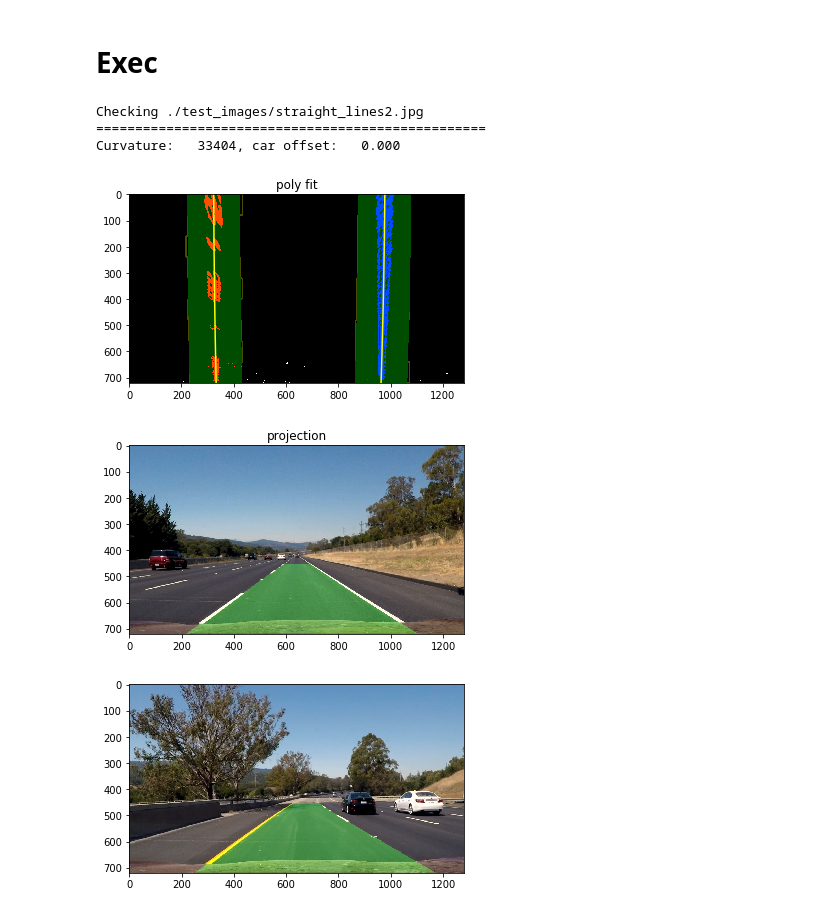
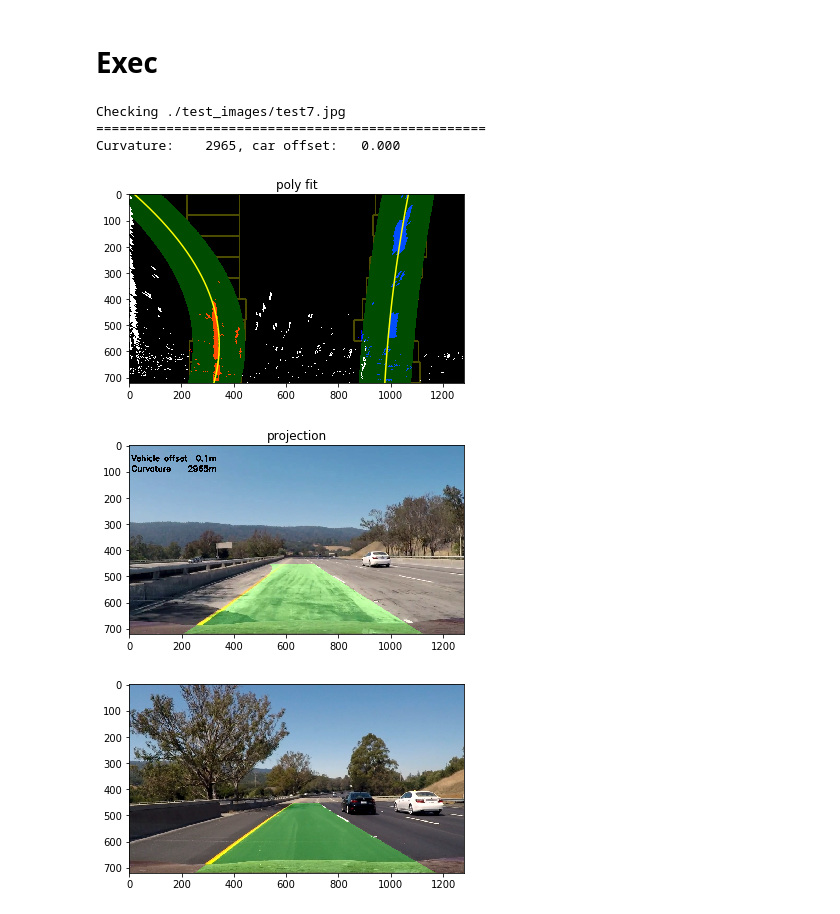
Before and after one commit to bgcarvalho/CarND-Term1-P4, a Jupyter notebook: Notebook.ipynb, the cells around one changed output. Cells and saved outputs as stored; diff of their text form; code cells hidden in the pictures.

Commit message:
test on challenge image

```diff
--- a/Notebook.ipynb
+++ b/Notebook.ipynb
@@ -403,6 +403,10 @@ class Lane():
             self.left.windows = np.concatenate((self.left.windows, leftp))
             self.right.windows = np.concatenate((self.right.windows, rightp))
 
+            # ==========
+            # Find Lines
+            # ==========
+
             # left line
             good_left_inds = ((nonzeroy >= win_y_low) & (nonzeroy < win_y_high) &
                 (nonzerox >= win_xleft_low) &  (nonzerox < win_xleft_high)).nonzero()[0]
@@ -415,15 +419,22 @@ class Lane():
             #print('good_left_inds ', good_left_inds)
             #print('good_right_inds', good_right_inds)
 
+            #
             # Append these indices to the lists
-            #left_lane_inds = np.concatenate(left_lane_inds, good_left_inds)
+            # appends points from all windows
+            #
             left_lane_inds.append(good_left_inds)
             right_lane_inds.append(good_right_inds)
+
+
+            # =========================
+            # Update Left_X and Right_X
+            # =========================
 
             y = (win_y_high - win_y_low) / 2
 
             # first image will NOT use polyfit
-            if np.sum(self.left.current_fit) == 0 or np.sum(self.right.current_fit) == 0:
+            if self.frame_count == 1:
                 if len(good_left_inds) > self.minpixel:
                     leftx_current = np.int(np.mean(nonzerox[good_left_inds]))
                 else:
@@ -439,23 +450,31 @@ class Lane():
             else:
                 # select a new stripe and search for peaks in histogram
                 stripe = np.sum(binary_warped[win_y_low:win_y_high, :], axis=0)
+
+                #stripel = np.sum(binary_warped[win_y_low:win_y_high, win_xleft_low:win_xleft_high], axis=0)
+                #striper = np.sum(binary_warped[win_y_low:win_y_high, win_xright_low:win_xright_high], axis=0)
+
                 midpoint = np.int(stripe.shape[0] / 2)
                 #leftx_base = np.argmax(stripe[:midpoint])
                 #rightx_base = np.argmax(stripe[midpoint:]) + midpoint
 
                 if len(good_left_inds) > self.minpixel:
-                    leftx_current = self.left.current_fit[0] * y**2 + self.left.current_fit[1]*y + self.left.current_fit[2]
+                    #leftx_current = self.left.current_fit[0] * y**2 + self.left.current_fit[1]*y + self.left.current_fit[2]
+                    leftx_current = np.dot(self.left.current_fit, [y**2, y, 1])
                 else:
                     #print('good left', good_left_inds)
                     #leftx_current = np.int(np.mean(nonzerox[good_left_inds]))
                     leftx_current = np.argmax(stripe[:midpoint])
+                    #leftx_current = np.argmax(stripel[:midpoint])
 
                 if len(good_right_inds) > self.minpixel:
-                    rightx_current = self.right.current_fit[0] * y**2 + self.right.current_fit[1]*y + self.right.current_fit[2]
+                    #rightx_current = self.right.current_fit[0] * y**2 + self.right.current_fit[1]*y + self.right.current_fit[2]
+                    rightx_current = np.dot(self.right.current_fit, [y**2, y, 1])
                 else:
                     #print('good right', good_right_inds)
                     #rightx_current = np.int(np.mean(nonzerox[good_right_inds]))
                     rightx_current = np.argmax(stripe[midpoint:]) + midpoint
+                    #rightx_current = np.argmax(striper[midpoint:]) + midpoint
 
             #print(window, 'good left pixels ', len(good_left_inds))
             #print(window, 'good right pixels', len(good_right_inds))
@@ -734,24 +753,25 @@ plt.figure()
 plt.imshow(cv2.undistort(cv2.imread("./camera_cal/calibration1.jpg"), mtx, dist, None, mtx))
 # %%
 #images = glob.glob('./test_images/*.jpg')
-images = ['./test_images/straight_lines2.jpg']
+#images = ['./test_images/straight_lines2.jpg']
+images = ['./test_images/test7.jpg']
 
 for fname in images:
     print('Checking ' + fname)
     print('=' * 50)
 
     #img = cv2.imread(fname)
     #img = mpimg.imread(fname)
     #pipeline(img)
     obj = Lane()
     obj.searchFile(fname)
     obj.plot()
 # %% [output]
-Checking ./test_images/straight_lines2.jpg
+Checking ./test_images/test7.jpg
 ==================================================
-Curvature:   33404, car offset:   0.000
+Curvature:    2965, car offset:   0.000
-[figure, old version]
+[figure, new version]
-[figure, old version]
+[figure, new version]
 # %%
 images = glob.glob('./test_images/*.jpg')
 #images = ['./test_images/straight_lines2.jpg']
```
Also changed, not shown: parts of 1 cell of this notebook.
